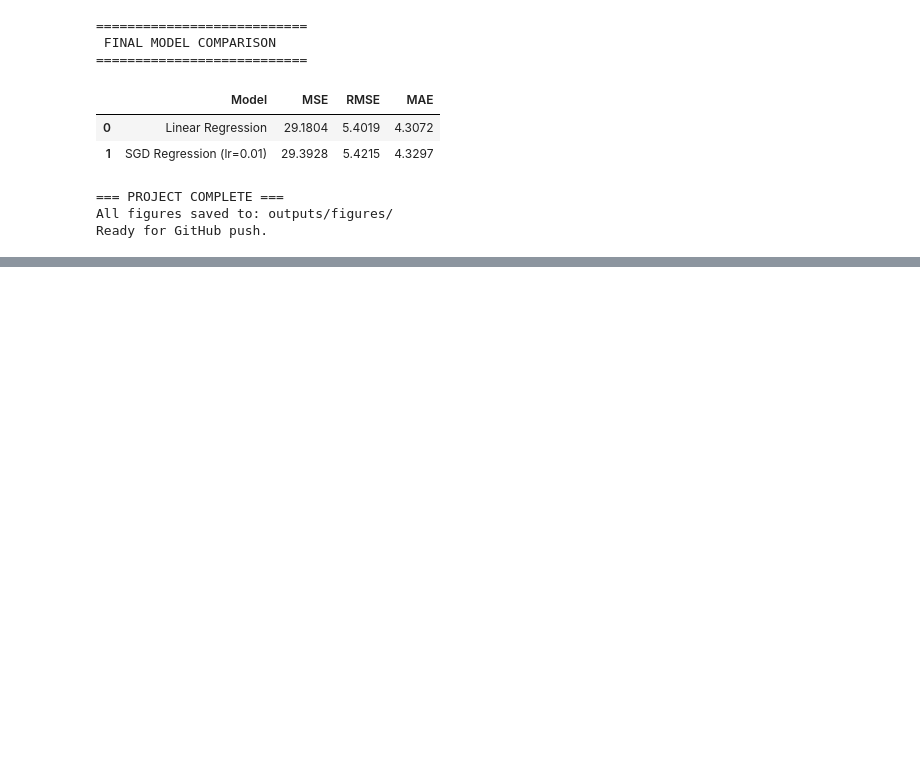
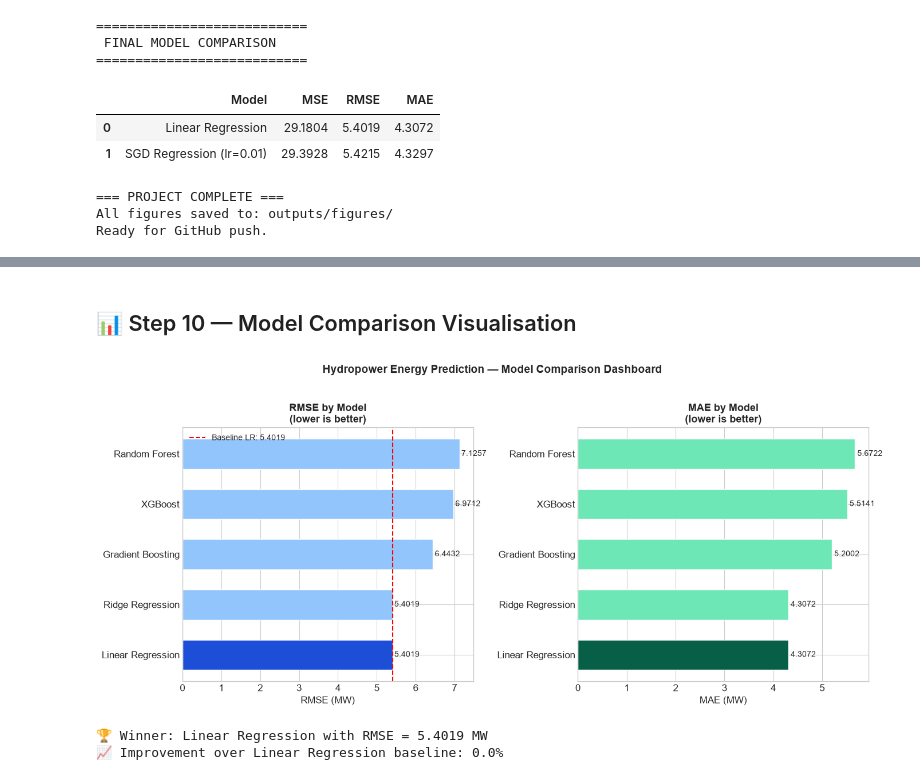
Before and after one commit to kallzth/hydropower-energy-prediction, a Jupyter notebook: hydropower_energy_prediction.ipynb, the cells around one changed output, grey strips where cells are left out. Saved outputs shown, nothing was run; the diff lists cells and outputs as text; code cells hidden in the pictures; blank space fills up the shorter version.

Commit message:
feat: add multi-model training - Ridge, RandomForest, GradientBoosting, XGBoost

```diff
--- a/hydropower_energy_prediction.ipynb
+++ b/hydropower_energy_prediction.ipynb
@@ -448,0 +558,52 @@ Ready for GitHub push.
+# %% [markdown]
+## 📊 Step 10 — Model Comparison Visualisation
+# %%
+# ============================================================
+# CELL 10 — Model Comparison Bar Charts
+# ============================================================
+
+fig, axes = plt.subplots(1, 2, figsize=(14, 6))
+
+models_names = comparison_df.index.tolist()
+rmse_values  = comparison_df['RMSE'].tolist()
+mae_values   = comparison_df['MAE'].tolist()
+
+# Colour palette — best model highlighted
+colors_rmse = ['#1D4ED8' if m == best_model_name else '#93C5FD'
+               for m in models_names]
+colors_mae  = ['#065F46' if m == best_model_name else '#6EE7B7'
+               for m in models_names]
+
+# —— Chart 1: RMSE ———————————————————————
+bars1 = axes[0].barh(models_names, rmse_values,
+                      color=colors_rmse, edgecolor='white', height=0.6)
+axes[0].set_xlabel('RMSE (MW)', fontsize=12)
+axes[0].set_title('RMSE by Model\n(lower is better)',
+                   fontsize=13, fontweight='bold')
+axes[0].axvline(x=baseline_rmse, color='red', linestyle='--',
+                linewidth=1.5, label=f'Baseline LR: {baseline_rmse:.4f}')
+axes[0].legend(fontsize=10)
+for bar, val in zip(bars1, rmse_values):
+    axes[0].text(val + 0.05, bar.get_y() + bar.get_height()/2,
+                 f'{val:.4f}', va='center', fontsize=10)
+
+# —— Chart 2: MAE ————————————————————————
+bars2 = axes[1].barh(models_names, mae_values,
+                      color=colors_mae, edgecolor='white', height=0.6)
+axes[1].set_xlabel('MAE (MW)', fontsize=12)
+axes[1].set_title('MAE by Model\n(lower is better)',
+                   fontsize=13, fontweight='bold')
+for bar, val in zip(bars2, mae_values):
+    axes[1].text(val + 0.05, bar.get_y() + bar.get_height()/2,
+                 f'{val:.4f}', va='center', fontsize=10)
+
+plt.suptitle('Hydropower Energy Prediction — Model Comparison Dashboard',
+             fontsize=14, fontweight='bold', y=1.02)
+plt.tight_layout()
+plt.show()
+print(f'\n🏆 Winner: {best_model_name} with RMSE = {best_rmse:.4f} MW')
+print(f'📈 Improvement over Linear Regression baseline: {improvement:.1f}%')
+# %% [output]
+[figure, added]
+🏆 Winner: Linear Regression with RMSE = 5.4019 MW
+📈 Improvement over Linear Regression baseline: 0.0%
```
Also changed, not shown: parts of 10 cells of this notebook.
